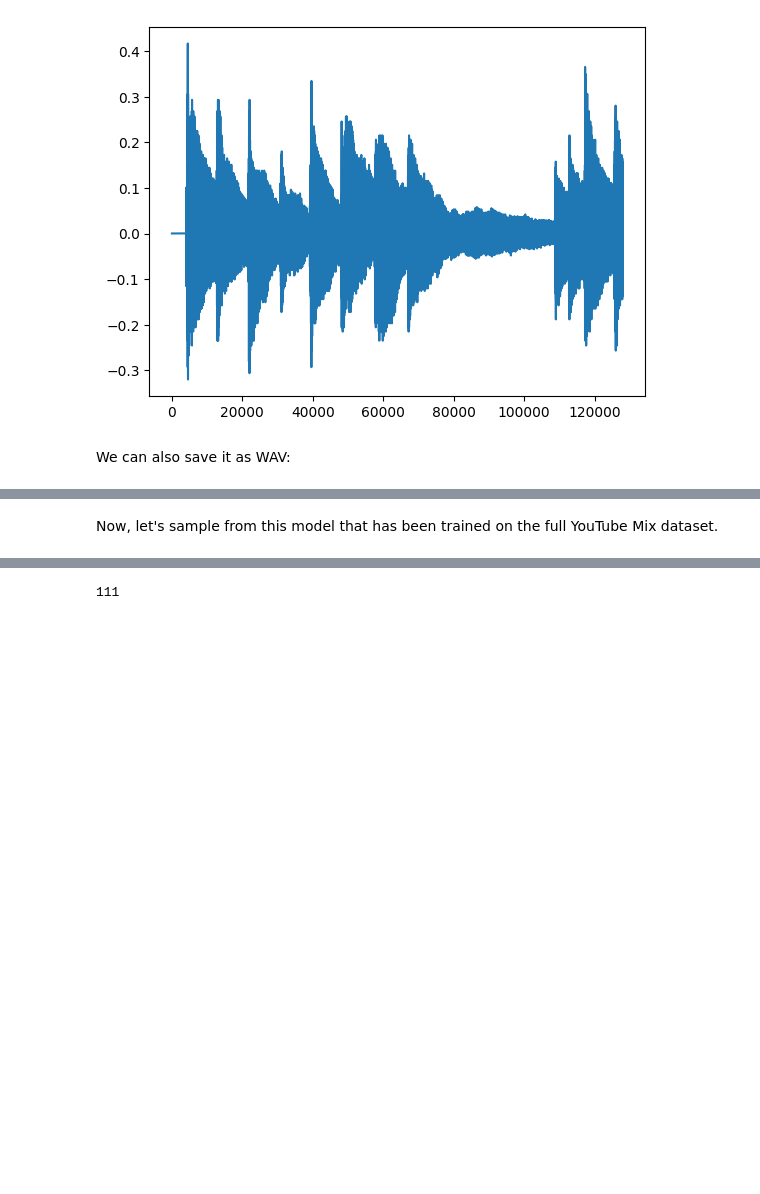
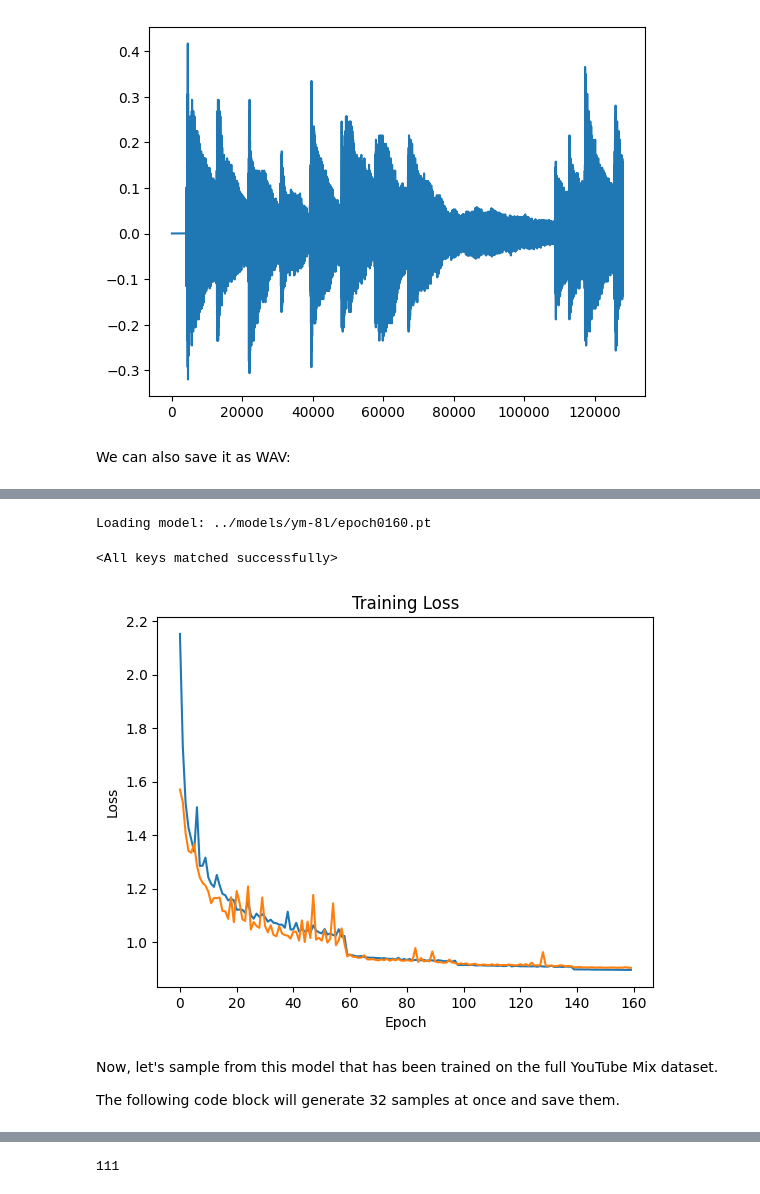
Before and after one commit to necrashter/SaShiMi-796, a Jupyter notebook: main.ipynb, the cells around one changed output, grey strips where cells are left out. Saved outputs shown, nothing was run; the diff lists cells and outputs as text; code cells hidden in the pictures; blank space fills up the shorter version.

```diff
--- a/main.ipynb
+++ b/main.ipynb
@@ -279,3 +288,7 @@ wavfile.write("overfitting.wav", 16000, gen.flatten().numpy())
+# %%
+checkpoint = torch.load("./models/ym-overfitting.pt", map_location=device)
+model.load_state_dict(checkpoint["model_state"])
+optimizer.load_state_dict(checkpoint["optimizer_state"])
 # %% [markdown]
 # Full Dataset Training
 
@@ -300,14 +299,0 @@ Note that there are other pre-trained models in `models` folder.
-# %%
-checkpoint = torch.load("./models/ym-1/epoch0020.pt", map_location=device)
-
-model = SaShiMi(
-    input_dim=1,
-    hidden_dim=64,
-    output_dim=256,
-    state_dim=64,
-    sequence_length=16000*8,
-    block_count=8,
-    encoder=Embedding(256, 64),
-).to(device)
-
-model.load_state_dict(checkpoint["model_state"])
@@ -315,0 +300,24 @@ model.load_state_dict(checkpoint["model_state"])
+# %%
+def load_model(model, name, _epoch=None):
+    global epoch, device, model_name, model_folder
+    model_name = name
+    model_folder = "./models/" + name
+
+    with open(os.path.join(model_folder, "train_loss.txt"), 'r') as f:
+        train = [float(i.strip()) for i in f.readlines()]
+
+    with open(os.path.join(model_folder, "validation_loss.txt"), 'r') as f:
+        valid = [float(i.strip()) for i in f.readlines()]
+
+    plt.title(label="Training Loss")
+    plt.xlabel("Epoch")
+    plt.ylabel("Loss")
+    plt.plot(train)
+    plt.plot(valid)
+
+    epoch = len(train) if _epoch is None else _epoch
+    checkpoint_filename = os.path.join(model_folder, f"epoch{epoch:04d}.pt")
+    print("Loading model:", checkpoint_filename)
+    checkpoint = torch.load(checkpoint_filename, map_location=device)
+
+    return model.load_state_dict(checkpoint["model_state"])
@@ -316,3 +348,11 @@ model.load_state_dict(checkpoint["model_state"])
+# %%
+load_model(model, "ym-8l")
+# %% [output]
+Loading model: ../models/ym-8l/epoch0160.pt
+<All keys matched successfully>
+[figure, added]
 # %% [markdown]
 Now, let's sample from this model that has been trained on the full YouTube Mix dataset.
+
+The following code block will generate 32 samples at once and save them.
 # %%
```
Also changed, not shown: parts of 36 cells of this notebook.
